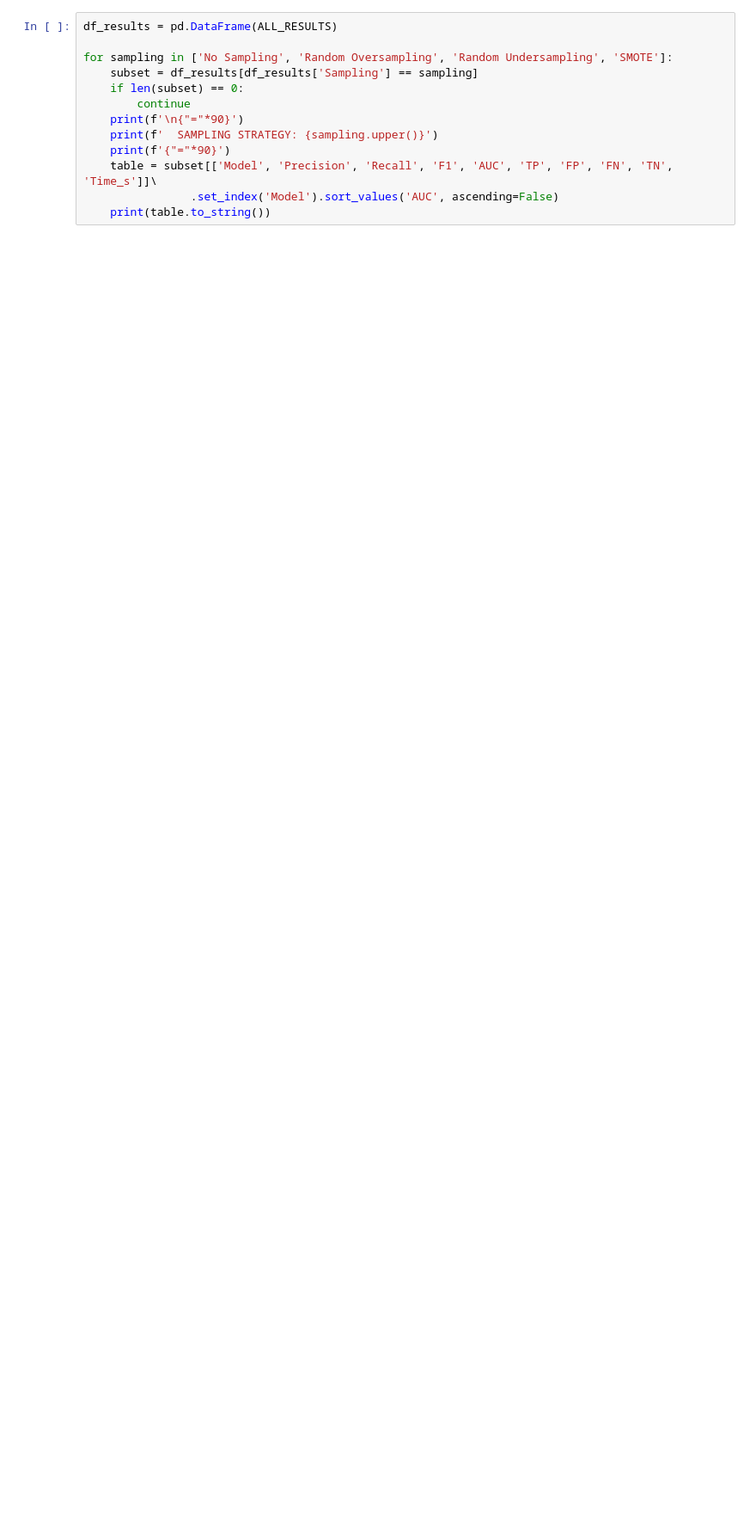
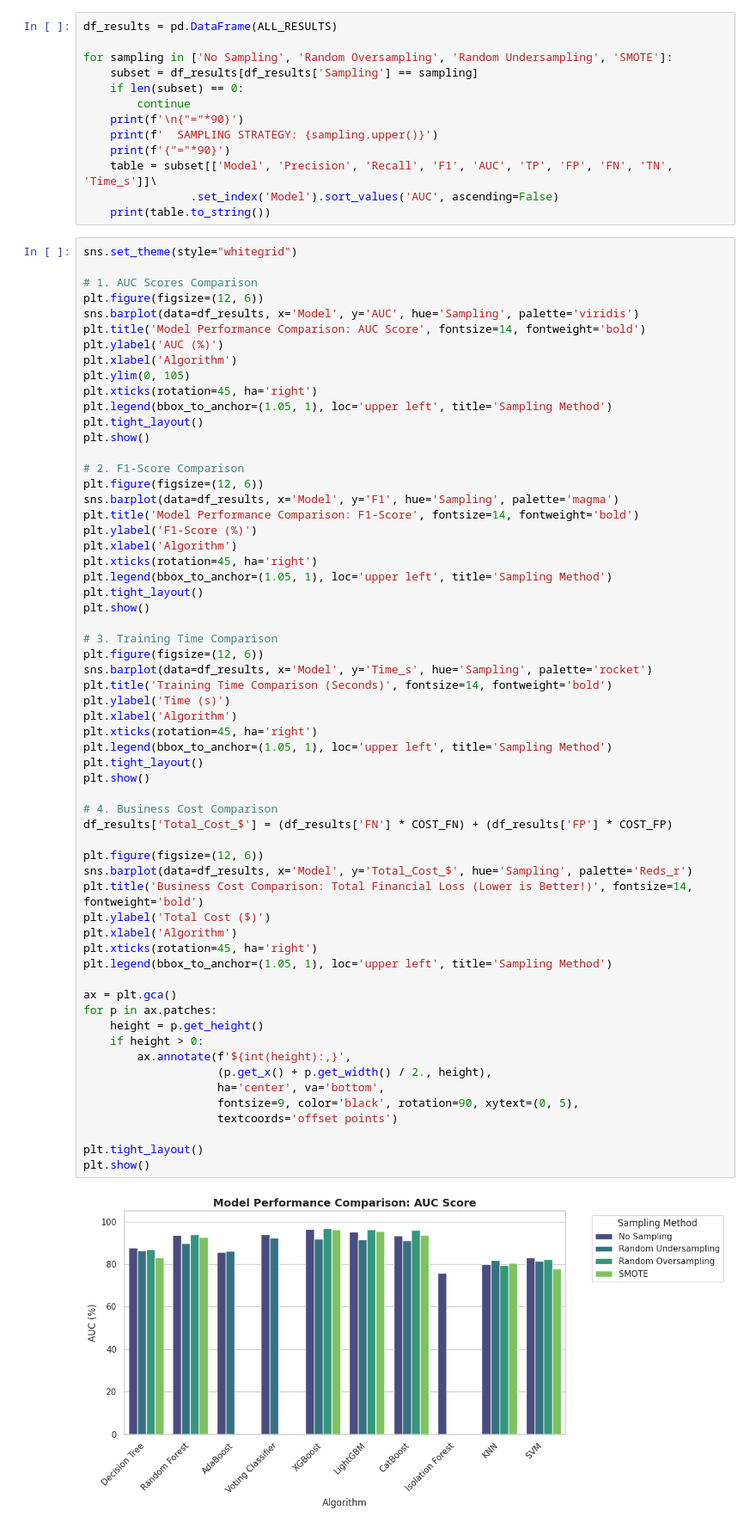
Before and after one commit to baykalfurkan/credit_card_fraud_detection, a Jupyter notebook: notebooks/03_modeling_and_evaluation.ipynb, the cells around one changed output. Shown at 86% size. Drawn from its saved outputs; the diff is of its cells as text; blank space fills up the shorter version.

Commit message:
feat: Implement ML algorithms and perform performance benchmarking in  notebooks_03

```diff
--- a/notebooks/03_modeling_and_evaluation.ipynb
+++ b/notebooks/03_modeling_and_evaluation.ipynb
@@ -871,3 +871,65 @@ for sampling in ['No Sampling', 'Random Oversampling', 'Random Undersampling', '
     table = subset[['Model', 'Precision', 'Recall', 'F1', 'AUC', 'TP', 'FP', 'FN', 'TN', 'Time_s']]\
                 .set_index('Model').sort_values('AUC', ascending=False)
     print(table.to_string())
+# %%
+sns.set_theme(style="whitegrid")
+
+# 1. AUC Scores Comparison
+plt.figure(figsize=(12, 6))
+sns.barplot(data=df_results, x='Model', y='AUC', hue='Sampling', palette='viridis')
+plt.title('Model Performance Comparison: AUC Score', fontsize=14, fontweight='bold')
+plt.ylabel('AUC (%)')
+plt.xlabel('Algorithm')
+plt.ylim(0, 105)
+plt.xticks(rotation=45, ha='right')
+plt.legend(bbox_to_anchor=(1.05, 1), loc='upper left', title='Sampling Method')
+plt.tight_layout()
+plt.show()
+
+# 2. F1-Score Comparison
+plt.figure(figsize=(12, 6))
+sns.barplot(data=df_results, x='Model', y='F1', hue='Sampling', palette='magma')
+plt.title('Model Performance Comparison: F1-Score', fontsize=14, fontweight='bold')
+plt.ylabel('F1-Score (%)')
+plt.xlabel('Algorithm')
+plt.xticks(rotation=45, ha='right')
+plt.legend(bbox_to_anchor=(1.05, 1), loc='upper left', title='Sampling Method')
+plt.tight_layout()
+plt.show()
+
+# 3. Training Time Comparison
+plt.figure(figsize=(12, 6))
+sns.barplot(data=df_results, x='Model', y='Time_s', hue='Sampling', palette='rocket')
+plt.title('Training Time Comparison (Seconds)', fontsize=14, fontweight='bold')
+plt.ylabel('Time (s)')
+plt.xlabel('Algorithm')
+plt.xticks(rotation=45, ha='right')
+plt.legend(bbox_to_anchor=(1.05, 1), loc='upper left', title='Sampling Method')
+plt.tight_layout()
+plt.show()
+
+# 4. Business Cost Comparison
+df_results['Total_Cost_$'] = (df_results['FN'] * COST_FN) + (df_results['FP'] * COST_FP)
+
+plt.figure(figsize=(12, 6))
+sns.barplot(data=df_results, x='Model', y='Total_Cost_$', hue='Sampling', palette='Reds_r')
+plt.title('Business Cost Comparison: Total Financial Loss (Lower is Better!)', fontsize=14, fontweight='bold')
+plt.ylabel('Total Cost ($)')
+plt.xlabel('Algorithm')
+plt.xticks(rotation=45, ha='right')
+plt.legend(bbox_to_anchor=(1.05, 1), loc='upper left', title='Sampling Method')
+
+ax = plt.gca()
+for p in ax.patches:
+    height = p.get_height()
+    if height > 0:
+        ax.annotate(f'${int(height):,}',
+                    (p.get_x() + p.get_width() / 2., height),
+                    ha='center', va='bottom',
+                    fontsize=9, color='black', rotation=90, xytext=(0, 5),
+                    textcoords='offset points')
+
+plt.tight_layout()
+plt.show()
+# %% [output]
+[figure, added]
```
Also changed, not shown: parts of 1 cell of this notebook.
